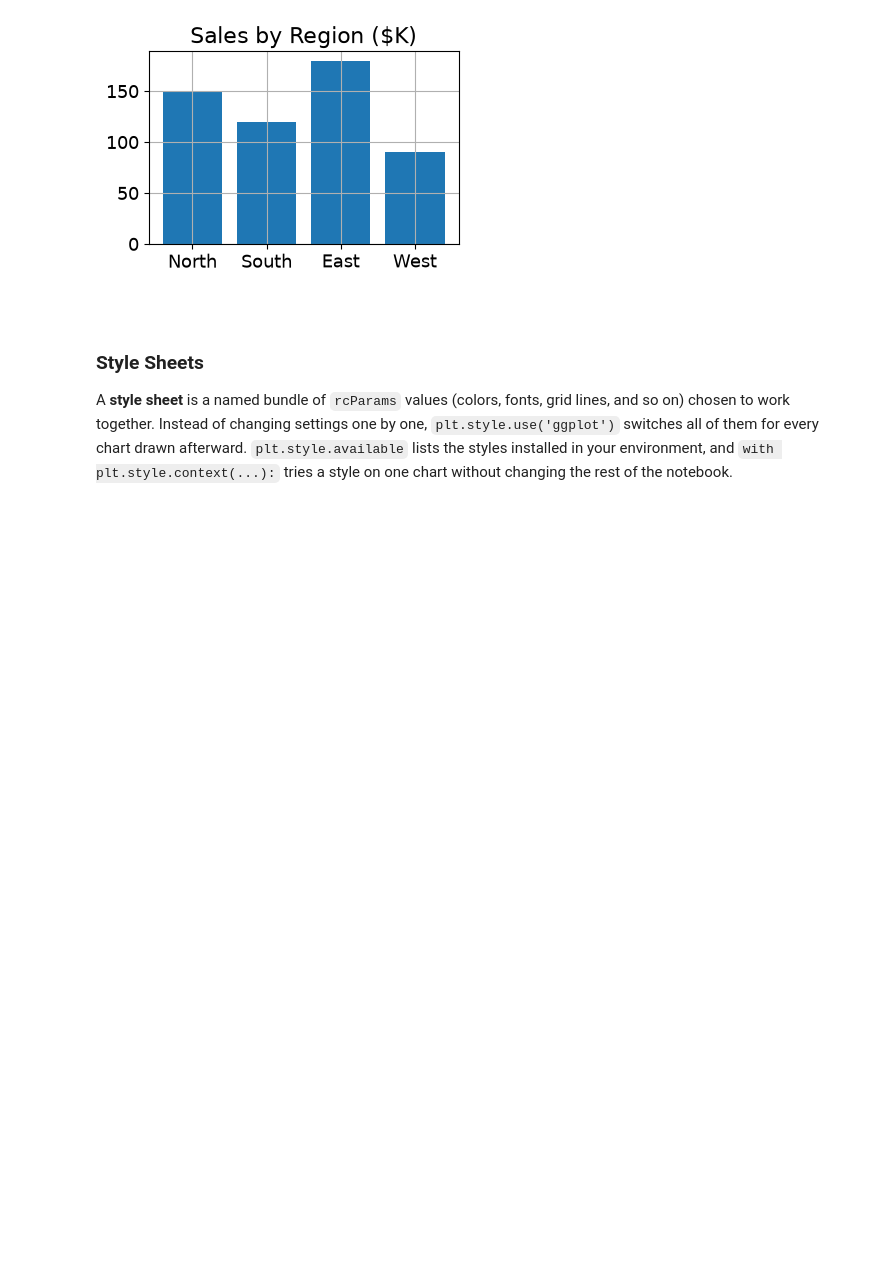
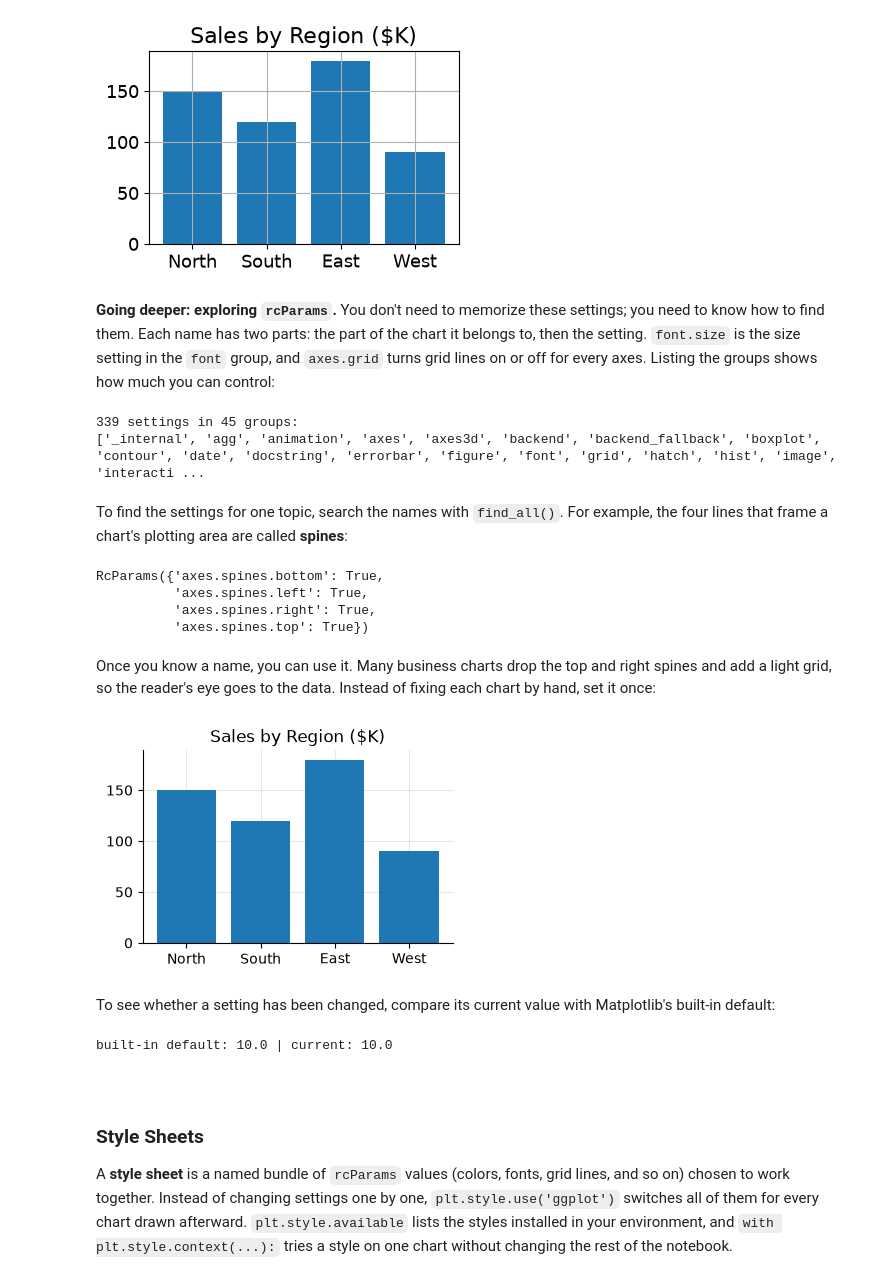
Before and after one commit to tychen742/dsm, a Jupyter notebook: chapters/06-matplotlib/0603-controls-plot-types.ipynb, the cells around one changed output. Drawn from its saved outputs; the diff is of its cells as text; code cells hidden in the pictures; blank space fills up the shorter version.

````diff
--- a/chapters/06-matplotlib/0603-controls-plot-types.ipynb
+++ b/chapters/06-matplotlib/0603-controls-plot-types.ipynb
@@ -58,6 +58,46 @@ with plt.rc_context({'font.size': 13, 'axes.grid': True}):
     plt.show()
 # %% [output]
 [figure]
+# %% [markdown]
+**Going deeper: exploring `rcParams`.** You don't need to memorize these settings; you need to know how to find them. Each name has two parts: the part of the chart it belongs to, then the setting. `font.size` is the size setting in the `font` group, and `axes.grid` turns grid lines on or off for every axes. Listing the groups shows how much you can control:
+# %%
+groups = sorted({name.split('.')[0] for name in plt.rcParams})   ### the part before the first dot
+print(len(plt.rcParams), 'settings in', len(groups), 'groups:')
+print(groups)
+# %% [output]
+339 settings in 45 groups:
+['_internal', 'agg', 'animation', 'axes', 'axes3d', 'backend', 'backend_fallback', 'boxplot', 'contour', 'date', 'docstring', 'errorbar', 'figure', 'font', 'grid', 'hatch', 'hist', 'image', 'interacti ...
+# %% [markdown]
+To find the settings for one topic, search the names with `find_all()`. For example, the four lines that frame a chart's plotting area are called **spines**:
+# %%
+plt.rcParams.find_all('spines')
+# %% [output]
+RcParams({'axes.spines.bottom': True,
+          'axes.spines.left': True,
+          'axes.spines.right': True,
+          'axes.spines.top': True})
+# %% [markdown]
+Once you know a name, you can use it. Many business charts drop the top and right spines and add a light grid, so the reader's eye goes to the data. Instead of fixing each chart by hand, set it once:
+# %%
+regions = ['North', 'South', 'East', 'West']
+sales = [150, 120, 180, 90]
+
+with plt.rc_context({'axes.spines.top': False, 'axes.spines.right': False,
+                     'axes.grid': True, 'grid.alpha': 0.3,
+                     'axes.axisbelow': True}):      ### grid behind the bars
+    fig, ax = plt.subplots(figsize=(4, 2.5))
+    ax.bar(regions, sales)
+    ax.set_title('Sales by Region ($K)')
+    plt.show()
+# %% [output]
+[figure, added]
+# %% [markdown]
+To see whether a setting has been changed, compare its current value with Matplotlib's built-in default:
+# %%
+import matplotlib as mpl
+print('built-in default:', mpl.rcParamsDefault['font.size'], '| current:', plt.rcParams['font.size'])
+# %% [output]
+built-in default: 10.0 | current: 10.0
 # %% [markdown]
 ```{index} style sheet (plt.style.use)
 ```
````
Also changed, not shown: parts of 5 cells of this notebook, 3 other files.
